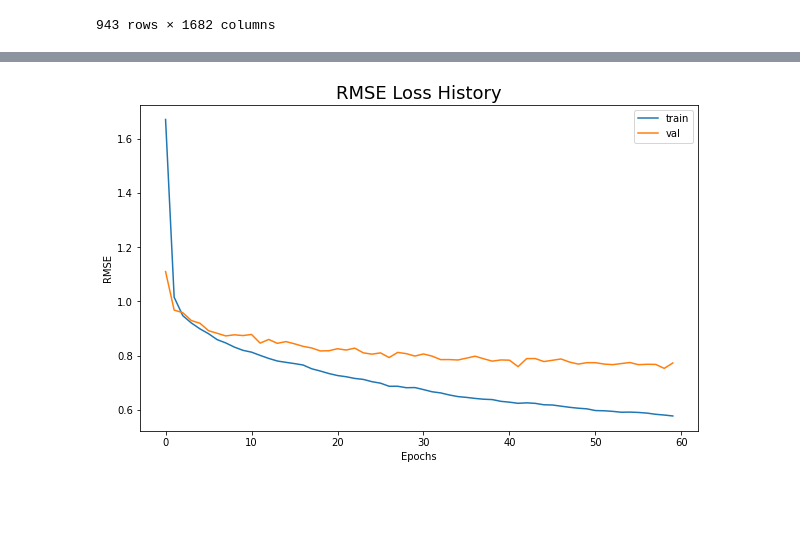
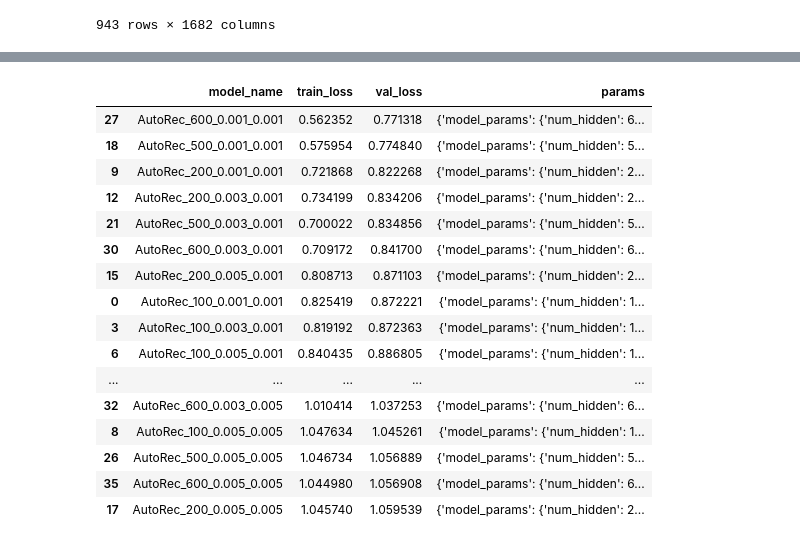
Before and after one commit to freddd1/AutoRec, a Jupyter notebook: driver.ipynb, the cells around one changed output, grey strips where cells are left out. Saved outputs shown, nothing was run; the diff lists cells and outputs as text; code cells hidden in the pictures; blank space fills up the shorter version.

```diff
--- a/driver.ipynb
+++ b/driver.ipynb
@@ -395,5 +181,21 @@ EPOCH 60: Avg losses: train: 0.578, val: 0.773
-# %%
-from utils.plots import plot_train_history
-plot_train_history(autorec_trainer.train_losses, autorec_trainer.val_losses)
-# %% [output]
-[figure, removed]
+# %%
+autorec_results = autorec_hyper_params(find=False)
+autorec_results.sort_values(by='val_loss')
+# %% [output]
+|  | model_name | train_loss | val_loss | params |
+| 27 | AutoRec_600_0.001_0.001 | 0.562352 | 0.771318 | {'model_params': {'num_hidden': 6... |
+| 18 | AutoRec_500_0.001_0.001 | 0.575954 | 0.774840 | {'model_params': {'num_hidden': 5... |
+| 9 | AutoRec_200_0.001_0.001 | 0.721868 | 0.822268 | {'model_params': {'num_hidden': 2... |
+| 12 | AutoRec_200_0.003_0.001 | 0.734199 | 0.834206 | {'model_params': {'num_hidden': 2... |
+| 21 | AutoRec_500_0.003_0.001 | 0.700022 | 0.834856 | {'model_params': {'num_hidden': 5... |
+| 30 | AutoRec_600_0.003_0.001 | 0.709172 | 0.841700 | {'model_params': {'num_hidden': 6... |
+| 15 | AutoRec_200_0.005_0.001 | 0.808713 | 0.871103 | {'model_params': {'num_hidden': 2... |
+| 0 | AutoRec_100_0.001_0.001 | 0.825419 | 0.872221 | {'model_params': {'num_hidden': 1... |
+| 3 | AutoRec_100_0.003_0.001 | 0.819192 | 0.872363 | {'model_params': {'num_hidden': 1... |
+| 6 | AutoRec_100_0.005_0.001 | 0.840435 | 0.886805 | {'model_params': {'num_hidden': 1... |
+| ... | ... | ... | ... | ... |
+| 32 | AutoRec_600_0.003_0.005 | 1.010414 | 1.037253 | {'model_params': {'num_hidden': 6... |
+| 8 | AutoRec_100_0.005_0.005 | 1.047634 | 1.045261 | {'model_params': {'num_hidden': 1... |
+| 26 | AutoRec_500_0.005_0.005 | 1.046734 | 1.056889 | {'model_params': {'num_hidden': 5... |
+| 35 | AutoRec_600_0.005_0.005 | 1.044980 | 1.056908 | {'model_params': {'num_hidden': 6... |
+| 17 | AutoRec_200_0.005_0.005 | 1.045740 | 1.059539 | {'model_params': {'num_hidden': 2... |
```
Also changed, not shown: parts of 8 cells of this notebook, 37 other files.
